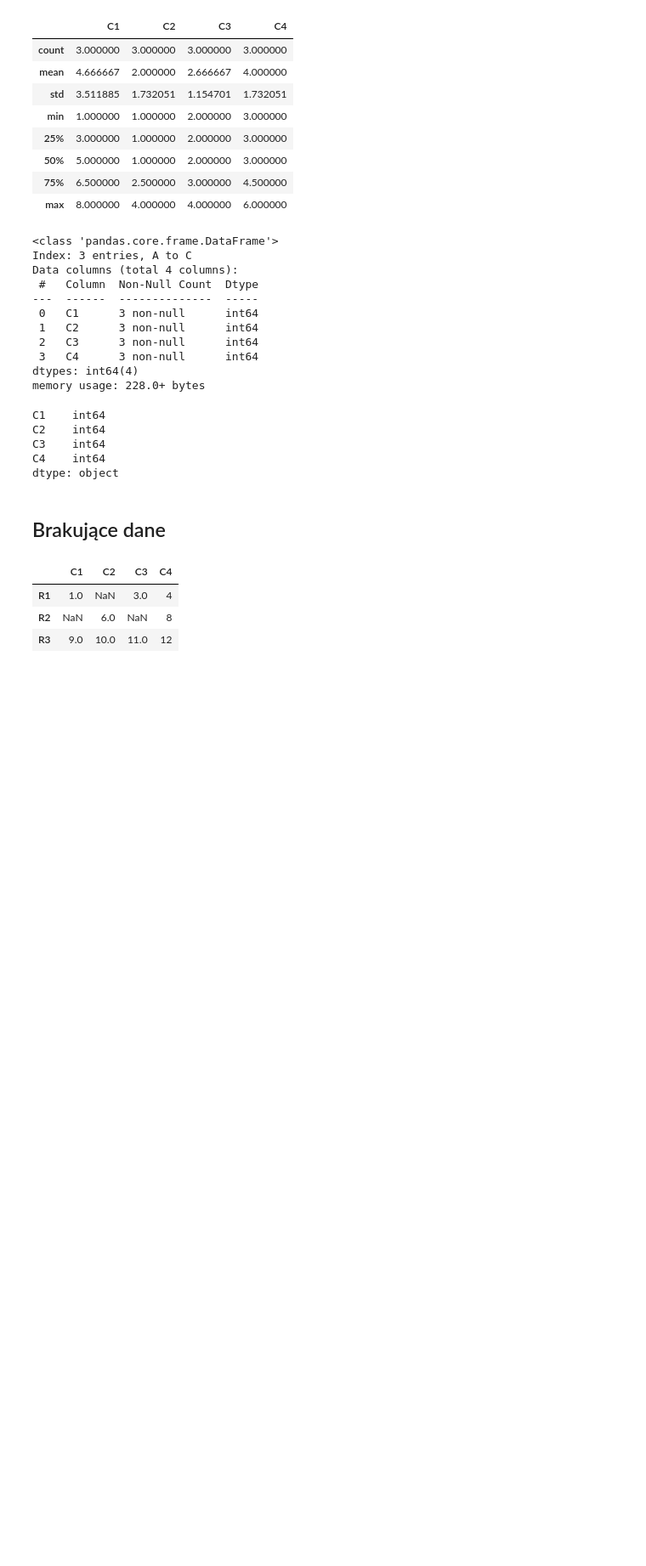
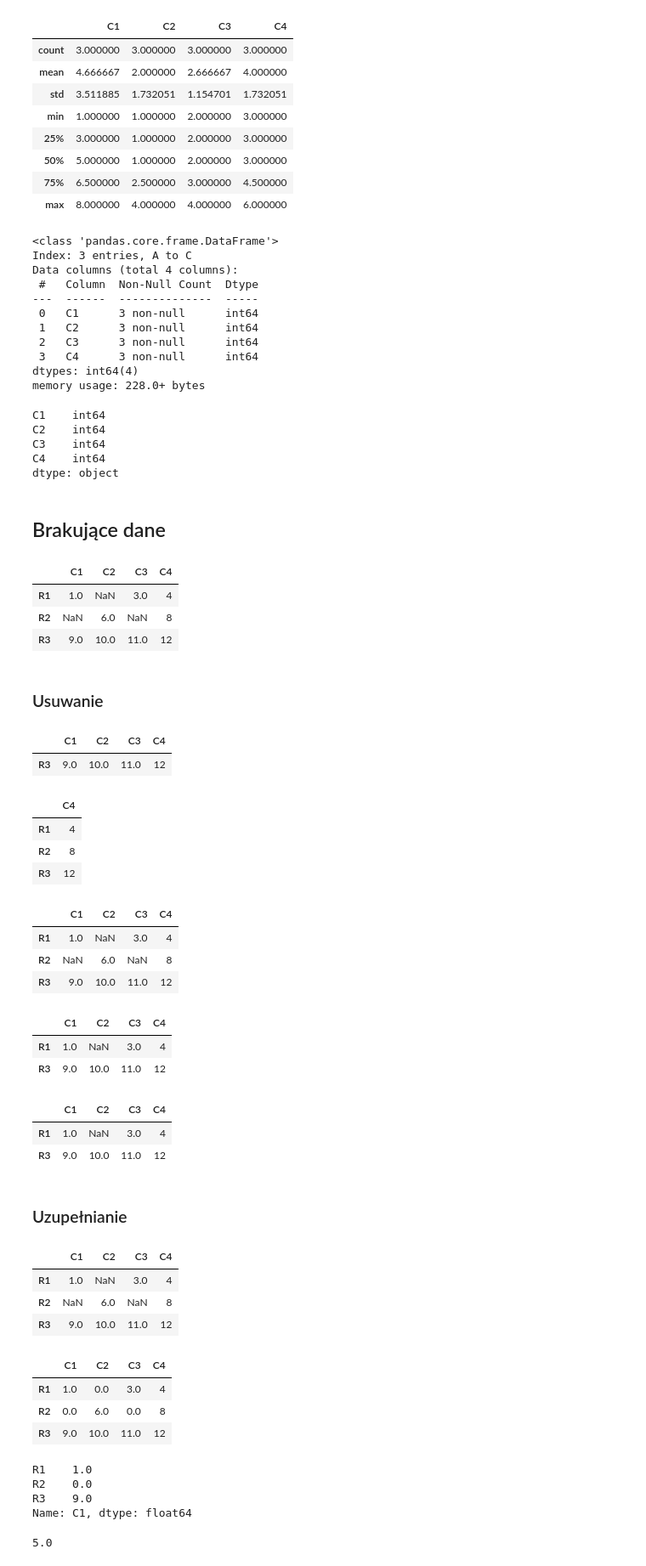
Before and after one commit to trypuz/ai_dla_kazdego, a Jupyter notebook: python_dla_kazdego/python_dla_humanistow.ipynb, the cells around one changed output. Shown at 85% size. Cells and saved outputs as stored; diff of their text form; code cells hidden in the pictures; blank space fills up the shorter version.

```diff
--- a/python_dla_kazdego/python_dla_humanistow.ipynb
+++ b/python_dla_kazdego/python_dla_humanistow.ipynb
@@ -2390,3 +2390,64 @@ df
 | R1 | 1.0 | NaN | 3.0 | 4 |
 | R2 | NaN | 6.0 | NaN | 8 |
 | R3 | 9.0 | 10.0 | 11.0 | 12 |
+# %% [markdown]
+### Usuwanie
+# %%
+df.dropna()
+# %% [output]
+|  | C1 | C2 | C3 | C4 |
+| R3 | 9.0 | 10.0 | 11.0 | 12 |
+# %%
+df.dropna(axis=1)
+# %% [output]
+|  | C4 |
+| R1 | 4 |
+| R2 | 8 |
+| R3 | 12 |
+# %%
+df.dropna(thresh=2)
+# %% [output]
+|  | C1 | C2 | C3 | C4 |
+| R1 | 1.0 | NaN | 3.0 | 4 |
+| R2 | NaN | 6.0 | NaN | 8 |
+| R3 | 9.0 | 10.0 | 11.0 | 12 |
+# %%
+df.dropna(thresh=3)
+# %% [output]
+|  | C1 | C2 | C3 | C4 |
+| R1 | 1.0 | NaN | 3.0 | 4 |
+| R3 | 9.0 | 10.0 | 11.0 | 12 |
+# %%
+perc_75 = 0.75 * len(df)
+df.dropna(thresh=perc_75)
+# %% [output]
+|  | C1 | C2 | C3 | C4 |
+| R1 | 1.0 | NaN | 3.0 | 4 |
+| R3 | 9.0 | 10.0 | 11.0 | 12 |
+# %% [markdown]
+### Uzupełnianie
+# %%
+df
+# %% [output]
+|  | C1 | C2 | C3 | C4 |
+| R1 | 1.0 | NaN | 3.0 | 4 |
+| R2 | NaN | 6.0 | NaN | 8 |
+| R3 | 9.0 | 10.0 | 11.0 | 12 |
+# %%
+df.fillna(value=0)
+# %% [output]
+|  | C1 | C2 | C3 | C4 |
+| R1 | 1.0 | 0.0 | 3.0 | 4 |
+| R2 | 0.0 | 6.0 | 0.0 | 8 |
+| R3 | 9.0 | 10.0 | 11.0 | 12 |
+# %%
+df['C1'].fillna(value=0)
+# %% [output]
+R1    1.0
+R2    0.0
+R3    9.0
+Name: C1, dtype: float64
+# %%
+df['C1'].mean()
+# %% [output]
+5.0
```
Also changed, not shown: parts of 2 cells of this notebook.
